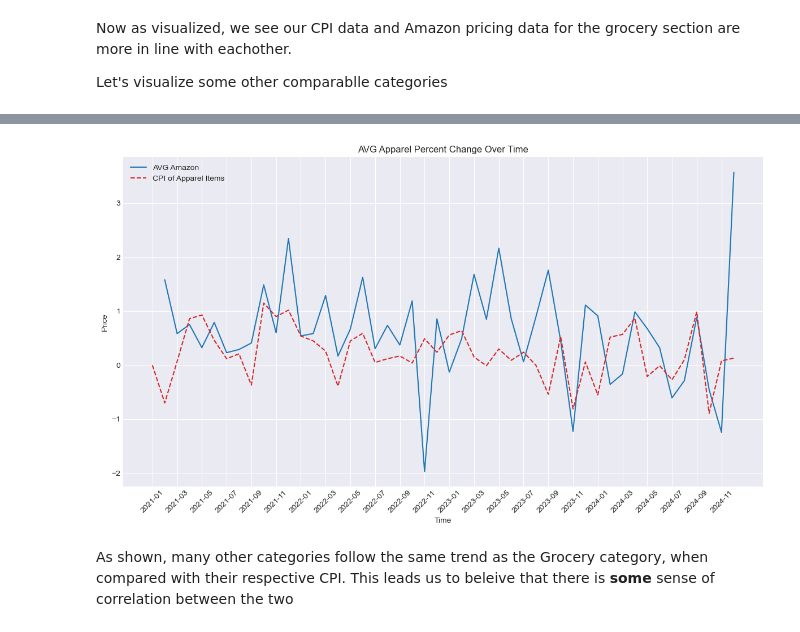
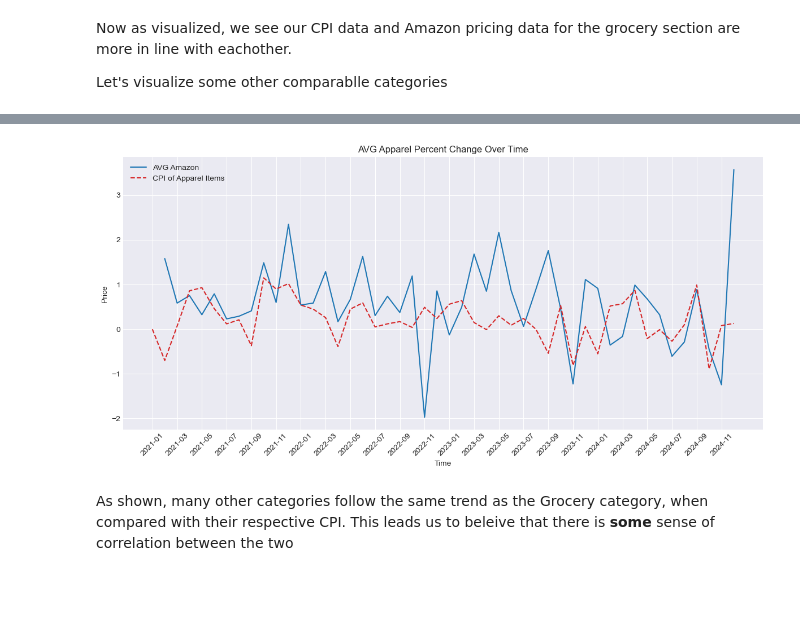
Before and after one commit to domwrm/Amazon-Pricing-Anlysis, a Jupyter notebook: EDACheckpoint_Group031_WI25.ipynb, the cells around one changed output, grey strips where cells are left out. Cells and saved outputs as stored; diff of their text form; code cells hidden in the pictures; blank space fills up the shorter version.

```diff
--- a/EDACheckpoint_Group031_WI25.ipynb
+++ b/EDACheckpoint_Group031_WI25.ipynb
@@ -1019,34 +1022,34 @@ plt.show()
 # %%
 #Apparel
 apparel_avg = clothing_shoes_and_jewelry_perc_diff.mean(axis=0, skipna=True)
 
 apparelCPI = apparel_perc.iloc[0, :].astype(float)  # Convert to float
 
 # Create the plot
-plt.figure(figsize=(12, 7))
+plt.figure(figsize=(12, 6))
 
 # Plot Arizona prices (smooth line without markers)
 plt.plot(dates, apparel_avg, linestyle="-", color="tab:blue", label="AVG Amazon")
 
 # Plot Grocery and Foods prices (smooth line without markers)
 plt.plot(dates, apparelCPI, linestyle="--", color="tab:red", label="CPI of Apparel Items")
 
 # Customize x-axis ticks (show only some dates)
 selected_dates = dates[::2]  # Show every 2nd date (e.g., Jan, Mar, May, etc.)
 plt.xticks(selected_dates, rotation=45)  # Rotate x-axis labels for better readability
 
 # Add labels and title
 plt.xlabel("Time")
 plt.ylabel("Price")
 plt.title("AVG Apparel Percent Change Over Time")
 plt.legend()
 plt.grid(True)
 plt.tight_layout()
 
 # Show the plot
 plt.show()
 # %% [output]
-[figure, old version]
+[figure, new version]
 # %% [markdown]
 As shown, many other categories follow the same trend as the Grocery category, when compared with their respective CPI. This leads us to beleive that there is **some** sense of correlation between the two
 # %% [markdown]
```
Also changed, not shown: parts of 11 cells of this notebook.
